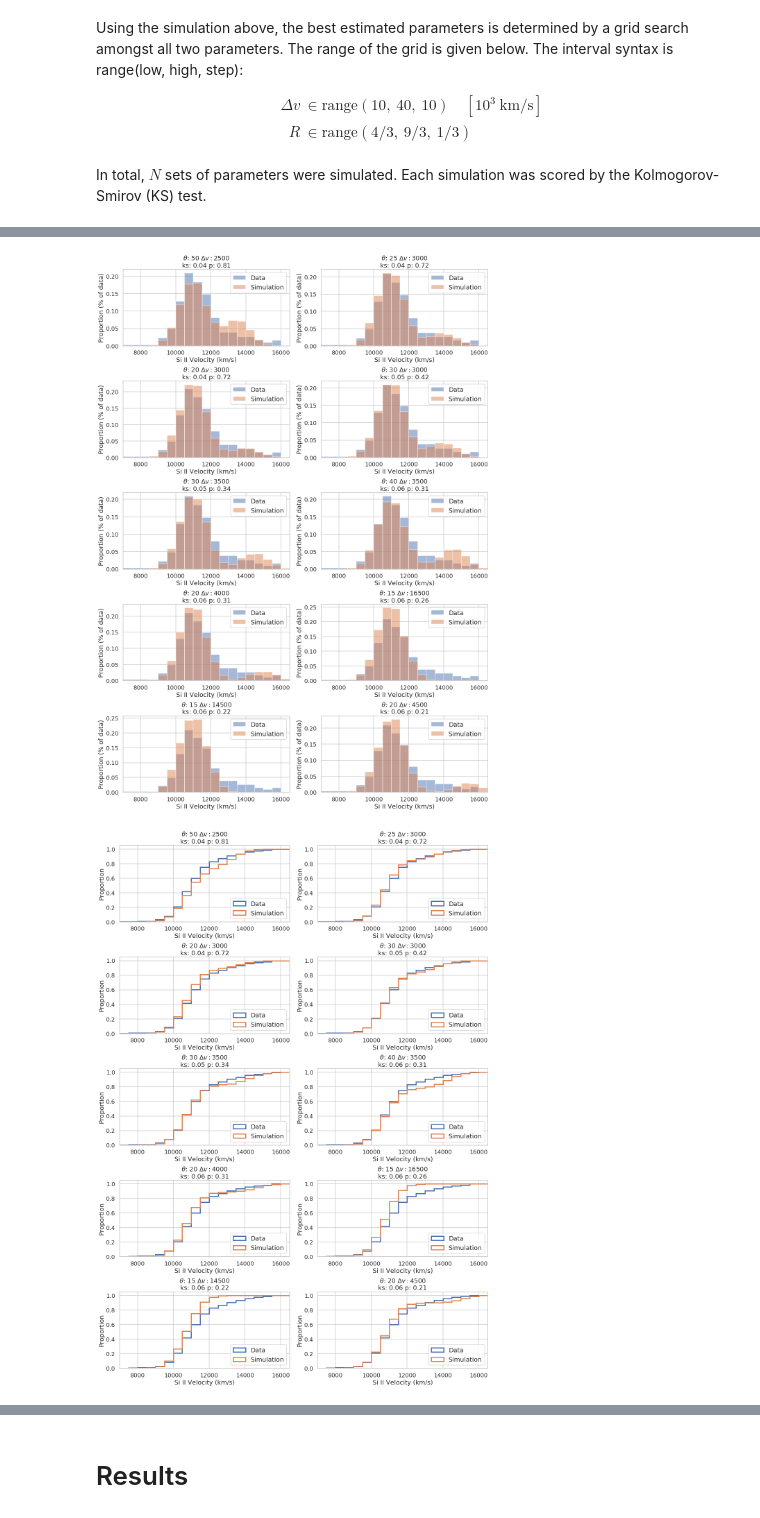
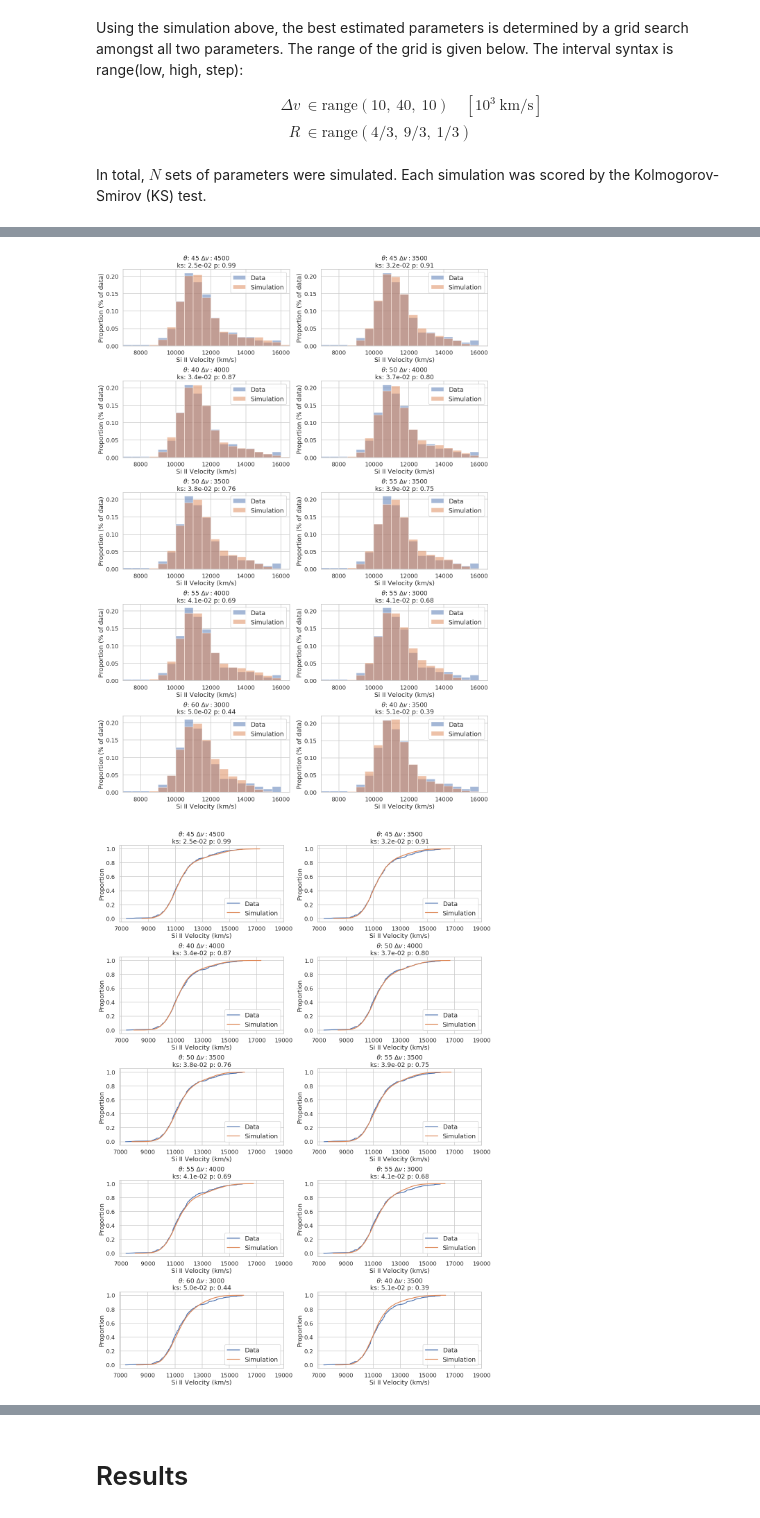
Before and after one commit to ketozhang/ejecta-velocities-of-type-Ia-supernovae, a Jupyter notebook: simulation.ipynb, the cells around one changed output, grey strips where cells are left out. Saved outputs shown, nothing was run; the diff lists cells and outputs as text; code cells hidden in the pictures.

```diff
--- a/simulation.ipynb
+++ b/simulation.ipynb
@@ -157,13 +157,15 @@ import pickle as pkl
 with open('scores.pkl', 'rb') as f:
     scores = pkl.load(f)
 
+ks = scores['ks']
+sort_idx = np.argsort(ks)
+
 pvalues = scores['pvalue']
-sort_idx = np.argsort(pvalues)[::-1]
+pvalues = pvalues[sort_idx]
+ks = ks[sort_idx]
 
-pvalues = pvalues[sort_idx]
-ks = scores['ks'][sort_idx]
-params = scores['params']
-v_sim = scores['v_sim']
+params = scores['params'][sort_idx]
+v_sim = scores['v_sim'][sort_idx]
 
 df = pd.DataFrame([
          ks,
@@ -223,7 +225,7 @@ for i in range(nrows*ncols):
 
 
     # Plot config
-    ax.set_title(f"$\\theta$: {param['theta']} $\Delta v: ${param['delta_v']}\nks: {ks[i]:.2f} p: {pvalues[i]:.2f}")
+    ax.set_title(f"$\\theta$: {param['theta']} $\Delta v: ${param['delta_v']}\nks: {ks[i]:.1e} p: {pvalues[i]:.2f}")
     ax.set_xlim(bins.min(), bins.max())
     ax.set_yticklabels([f'{tick:.2f}' for tick in ax.get_yticks()*500])
     ax.set_xlabel('Si II Velocity (km/s)')
@@ -233,33 +235,36 @@ for i in range(nrows*ncols):
 plt.tight_layout()
 plt.savefig('grid_search_results.png', dpi=300, format='png')
 # %% [output]
-[figure, old version]
+[figure, new version]
 # %%
 nrows, ncols = 5, 2
 fig, axs = plt.subplots(nrows, ncols, figsize=(16, 4.5*nrows))
 
 for i in range(nrows*ncols):
     ax = axs[i//ncols, i%ncols]
-    bins = np.arange(7000, 17000, 500)
     xrange = np.linspace(bins.min(), bins.max(), 200)
 
     param=params[i]
 
     # Data
-    ax.hist(sn_data['v_siII'], bins, cumulative=True, histtype='step',
-            density=True, linewidth=3, label='Data')
+#     ax.hist(sn_data['v_siII'], bins, cumulative=True, histtype='step',
+#             density=True, linewidth=3, label='Data')
 
-    ax.hist(v_sim[i], bins, cumulative=True, histtype='step',
-            density=True, linewidth=3, label="Simulation")
+#     ax.hist(v_sim[i], bins, cumulative=True, histtype='step',
+#             density=True, linewidth=3, label="Simulation")
+
+    ax.plot(np.sort(sn_data['v_siII']), np.arange(len(sn_data))/len(sn_data), label='Data')
+    ax.plot(np.sort(v_sim[i]), np.arange(len(v_sim[i]))/len(v_sim[i]), label='Simulation')
 
     # Plot config
-    ax.set_title(f"$\\theta$: {param['theta']} $\Delta v: ${param['delta_v']}\nks: {ks[i]:.2f} p: {pvalues[i]:.2f}")
-    ax.set_xlim(bins.min(), bins.max())
+    ax.set_title(f"$\\theta$: {param['theta']} $\Delta v: ${param['delta_v']}\nks: {ks[i]:.1e} p: {pvalues[i]:.2f}")
+    ax.set_xticks(np.arange(7000, 20000, 2000))
+#     ax.set_xticklabels(ax.get_xticks()[::2])
     ax.set_xlabel('Si II Velocity (km/s)')
     ax.set_ylabel('Proportion')
     ax.legend(loc='lower right')
 
 plt.tight_layout()
 plt.savefig('grid_search_cumulative_results.png', dpi=300, format='png')
 # %% [output]
-[figure, old version]
+[figure, new version]
```
Also changed, not shown: parts of 8 cells of this notebook, 6 other files.
